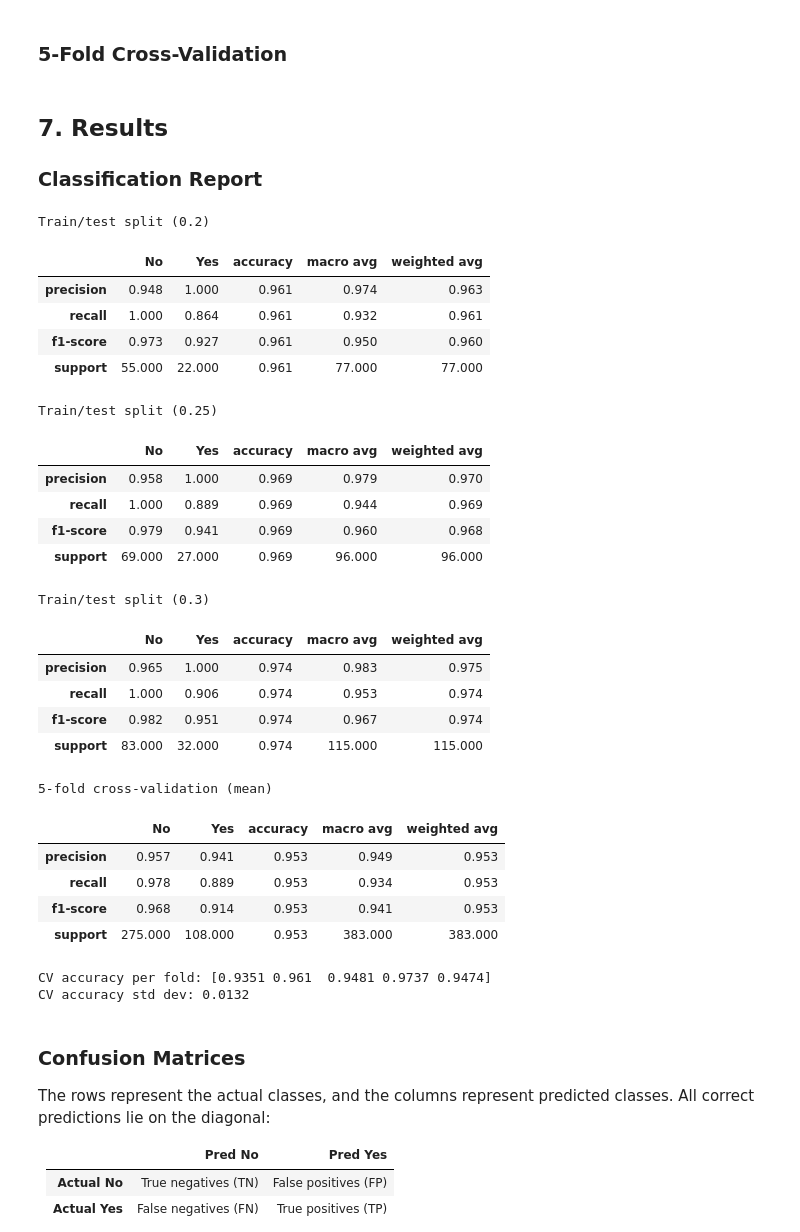
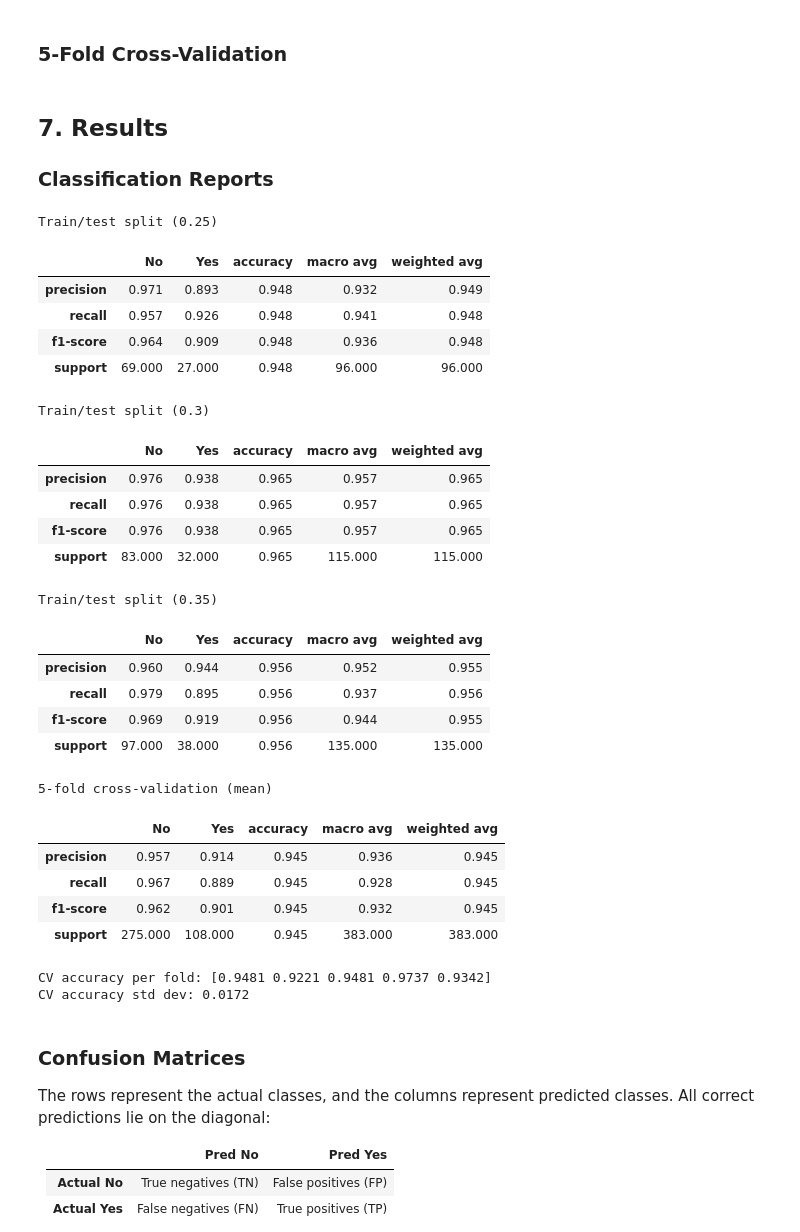
Before and after one commit to rwiggins1/thyroid-recurrence, a Jupyter notebook: models/random_forest.ipynb, the cells around one changed output. Drawn from its saved outputs; the diff is of its cells as text; code cells hidden in the pictures.

```diff
--- a/models/random_forest.ipynb
+++ b/models/random_forest.ipynb
@@ -67,13 +64,15 @@ CATEGORICAL_COLS = [
 
 RAND_STATE = 42
 
-TEST_SIZES = [0.2, 0.25, 0.3]
+TEST_SIZES = [0.25, 0.3, 0.35]
 
 PARAM_DICT = {
-    "clf__n_estimators": [10, 50, 100],
-    "clf__max_features": [None, "sqrt", "log2"],
-    "clf__max_depth": [10, 25, 50]
+    "clf__n_estimators": [80, 85, 90],
+    "clf__max_features": ["sqrt", "log2"],
+    "clf__max_depth": [10, 15, 20],
+    "pca__n_components": [20, 21, 22]
 }
 
-pd.options.display.float_format = '{:.3f}'.format
+pd.set_option("display.max_colwidth", None)
+pd.set_option("display.float_format", '{:.3f}'.format)
 # %%
@@ -161,6 +163,7 @@ colTransform = ColumnTransformer(
 # %%
 model = Pipeline([
     ("trans", colTransform),
+    ("pca", PCA()),
     ("clf", RandomForestClassifier(random_state=RAND_STATE))
 ])
 
@@ -204,7 +208,8 @@ for size in TEST_SIZES:
 
     results.append({
         "Method": f"Train/test split ({size})",
-        "Report": classification_report(y_test, y_pred, target_names=["No", "Yes"], output_dict=True)
+        "Report": classification_report(y_test, y_pred, target_names=["No", "Yes"], output_dict=True),
+        "PCARank": gs.cv_results_
     })
     split_cms[size] = confusion_matrix(y_test, y_pred)
 # %% [markdown]
@@ -216,47 +221,48 @@ cv_cm = confusion_matrix(y, cv_pred)
 
 results.append({
     "Method": "5-fold cross-validation (mean)",
-    "Report": classification_report(y, cv_pred, target_names=["No", "Yes"], output_dict=True)
+    "Report": classification_report(y, cv_pred, target_names=["No", "Yes"], output_dict=True),
+    "PCARank": gs.cv_results_
 })
 # %% [markdown]
 ## 7. Results
 
-### Classification Report
+### Classification Reports
 # %%
 for result in results:
     print(result["Method"])
-    display(make_report_frame(result["Report"]))
+    display(pd.DataFrame(result["Report"]))
 # %% [output]
-Train/test split (0.2)
+Train/test split (0.25)
 |  | No | Yes | accuracy | macro avg | weighted avg |
-| precision | 0.948 | 1.000 | 0.961 | 0.974 | 0.963 |
-| recall | 1.000 | 0.864 | 0.961 | 0.932 | 0.961 |
-| f1-score | 0.973 | 0.927 | 0.961 | 0.950 | 0.960 |
-| support | 55.000 | 22.000 | 0.961 | 77.000 | 77.000 |
+| precision | 0.971 | 0.893 | 0.948 | 0.932 | 0.949 |
+| recall | 0.957 | 0.926 | 0.948 | 0.941 | 0.948 |
+| f1-score | 0.964 | 0.909 | 0.948 | 0.936 | 0.948 |
+| support | 69.000 | 27.000 | 0.948 | 96.000 | 96.000 |
-Train/test split (0.25)
+Train/test split (0.3)
 |  | No | Yes | accuracy | macro avg | weighted avg |
-| precision | 0.958 | 1.000 | 0.969 | 0.979 | 0.970 |
-| recall | 1.000 | 0.889 | 0.969 | 0.944 | 0.969 |
-| f1-score | 0.979 | 0.941 | 0.969 | 0.960 | 0.968 |
-| support | 69.000 | 27.000 | 0.969 | 96.000 | 96.000 |
+| precision | 0.976 | 0.938 | 0.965 | 0.957 | 0.965 |
+| recall | 0.976 | 0.938 | 0.965 | 0.957 | 0.965 |
+| f1-score | 0.976 | 0.938 | 0.965 | 0.957 | 0.965 |
+| support | 83.000 | 32.000 | 0.965 | 115.000 | 115.000 |
-Train/test split (0.3)
+Train/test split (0.35)
 |  | No | Yes | accuracy | macro avg | weighted avg |
-| precision | 0.965 | 1.000 | 0.974 | 0.983 | 0.975 |
-| recall | 1.000 | 0.906 | 0.974 | 0.953 | 0.974 |
-| f1-score | 0.982 | 0.951 | 0.974 | 0.967 | 0.974 |
-| support | 83.000 | 32.000 | 0.974 | 115.000 | 115.000 |
+| precision | 0.960 | 0.944 | 0.956 | 0.952 | 0.955 |
+| recall | 0.979 | 0.895 | 0.956 | 0.937 | 0.956 |
+| f1-score | 0.969 | 0.919 | 0.956 | 0.944 | 0.955 |
+| support | 97.000 | 38.000 | 0.956 | 135.000 | 135.000 |
 5-fold cross-validation (mean)
 |  | No | Yes | accuracy | macro avg | weighted avg |
-| precision | 0.957 | 0.941 | 0.953 | 0.949 | 0.953 |
-| recall | 0.978 | 0.889 | 0.953 | 0.934 | 0.953 |
-| f1-score | 0.968 | 0.914 | 0.953 | 0.941 | 0.953 |
-| support | 275.000 | 108.000 | 0.953 | 383.000 | 383.000 |
+| precision | 0.957 | 0.914 | 0.945 | 0.936 | 0.945 |
+| recall | 0.967 | 0.889 | 0.945 | 0.928 | 0.945 |
+| f1-score | 0.962 | 0.901 | 0.945 | 0.932 | 0.945 |
+| support | 275.000 | 108.000 | 0.945 | 383.000 | 383.000 |
 # %%
 print("CV accuracy per fold:", np.round(cv_scores, 4))
 print("CV accuracy std dev:", np.round(np.std(cv_scores), 4))
 # %% [output]
-CV accuracy per fold: [0.9351 0.961  0.9481 0.9737 0.9474]
-CV accuracy std dev: 0.0132
+CV accuracy per fold: [0.9481 0.9221 0.9481 0.9737 0.9342]
+CV accuracy std dev: 0.0172
 # %% [markdown]
 ### Confusion Matrices
 
```
Also changed, not shown: parts of 7 cells of this notebook.
